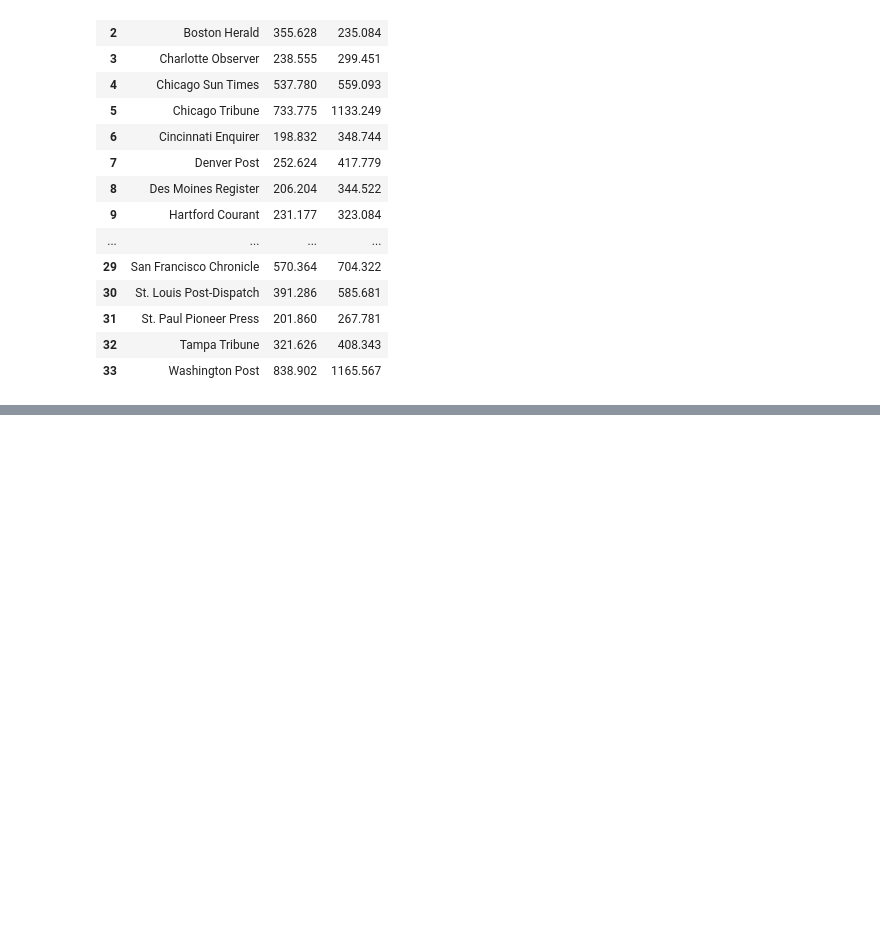
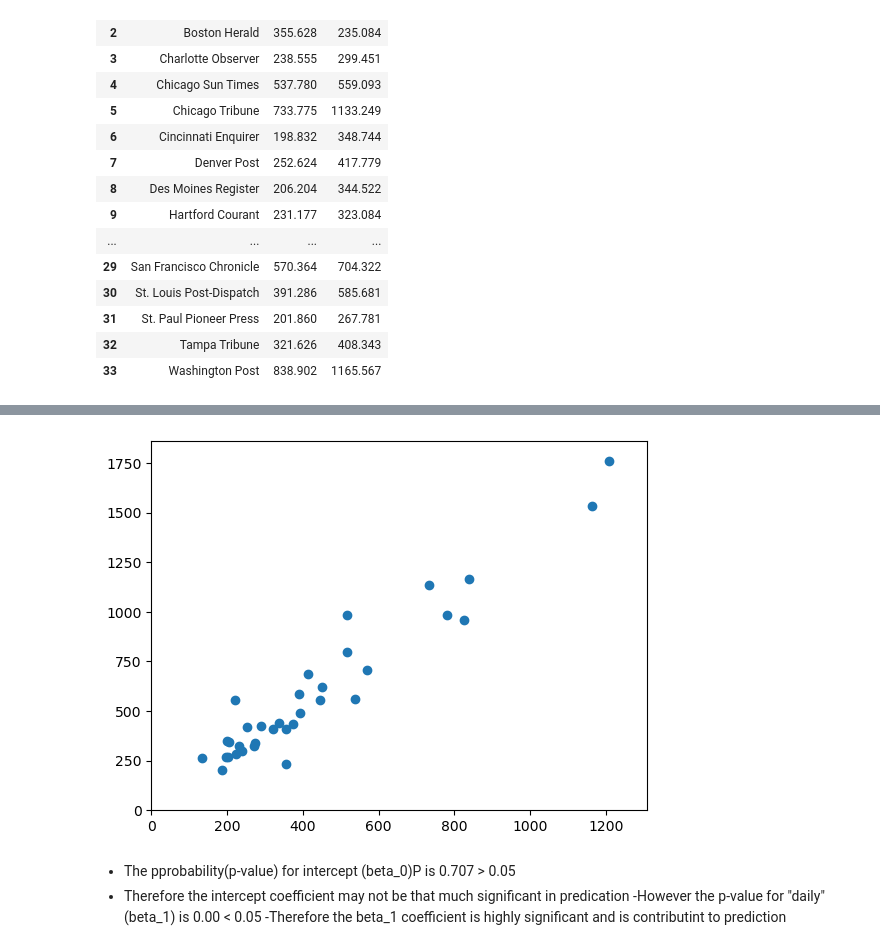
Before and after one commit to bandajayakrishnareddy/jayakrishnareddy, a Jupyter notebook: simple linear regssion.ipynb, the cells around one changed output, grey strips where cells are left out. Drawn from its saved outputs; the diff is of its cells as text; code cells hidden in the pictures; blank space fills up the shorter version.

```diff
--- a/simple linear regssion.ipynb
+++ b/simple linear regssion.ipynb
@@ -91,0 +99,14 @@ plt.ylabe
+# %%
+x= data1["daily"]
+y = data1["sunday"]
+plt.scatter(data1["daily"], data1["sunday"])
+plt.xlim(0, max(x) + 100)
+plt.ylim(0, max(y) + 100)
+plt.show()
+# %% [output]
+[figure, added]
+# %% [markdown]
+- The pprobability(p-value) for intercept (beta_0)P is 0.707 > 0.05
+- Therefore the intercept coefficient may not be that much significant in predication
+-However the p-value for "daily" (beta_1) is 0.00 < 0.05
+-Therefore the beta_1 coefficient is highly significant and is contributint to prediction
```
Also changed, not shown: parts of 3 cells of this notebook.
